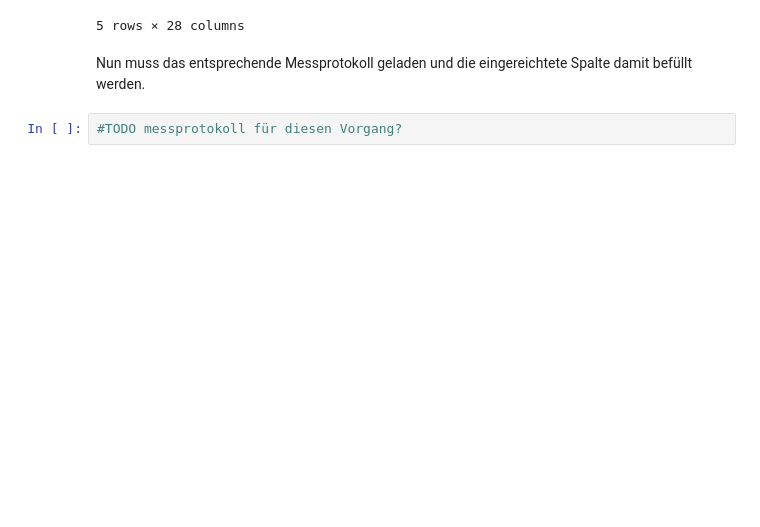
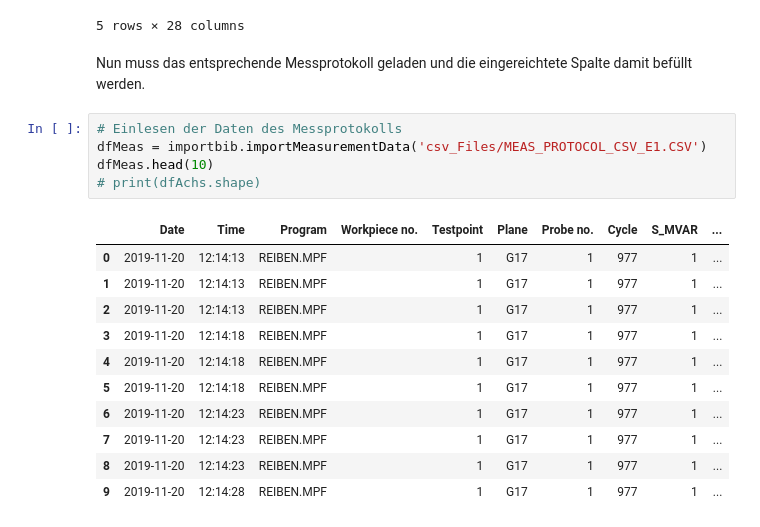
Before and after one commit to Xavubil/master_project_machine_learning, a Jupyter notebook: data_exploration/Datenaufbereitung_Vorgehen.ipynb, the cells around one changed output. Saved outputs shown, nothing was run; the diff lists cells and outputs as text; blank space fills up the shorter version.

```diff
--- a/data_exploration/Datenaufbereitung_Vorgehen.ipynb
+++ b/data_exploration/Datenaufbereitung_Vorgehen.ipynb
@@ -159,5 +159,20 @@ dfData.head()
 5 rows × 28 columns
 # %% [markdown]
 Nun muss das entsprechende Messprotokoll geladen und die eingereichtete Spalte damit befüllt werden.
-# %%
-#TODO messprotokoll für diesen Vorgang?
+# %%
+# Einlesen der Daten des Messprotokolls
+dfMeas = importbib.importMeasurementData('csv_Files/MEAS_PROTOCOL_CSV_E1.CSV')
+dfMeas.head(10)
+# print(dfAchs.shape)
+# %% [output]
+|  | Date | Time | Program | Workpiece no. | Testpoint | Plane | Probe no. | Cycle | S_MVAR | ... |
+| 0 | 2019-11-20 | 12:14:13 | REIBEN.MPF |  | 1 | G17 | 1 | 977 | 1 | ... |
+| 1 | 2019-11-20 | 12:14:13 | REIBEN.MPF |  | 1 | G17 | 1 | 977 | 1 | ... |
+| 2 | 2019-11-20 | 12:14:13 | REIBEN.MPF |  | 1 | G17 | 1 | 977 | 1 | ... |
+| 3 | 2019-11-20 | 12:14:18 | REIBEN.MPF |  | 1 | G17 | 1 | 977 | 1 | ... |
+| 4 | 2019-11-20 | 12:14:18 | REIBEN.MPF |  | 1 | G17 | 1 | 977 | 1 | ... |
+| 5 | 2019-11-20 | 12:14:18 | REIBEN.MPF |  | 1 | G17 | 1 | 977 | 1 | ... |
+| 6 | 2019-11-20 | 12:14:23 | REIBEN.MPF |  | 1 | G17 | 1 | 977 | 1 | ... |
+| 7 | 2019-11-20 | 12:14:23 | REIBEN.MPF |  | 1 | G17 | 1 | 977 | 1 | ... |
+| 8 | 2019-11-20 | 12:14:23 | REIBEN.MPF |  | 1 | G17 | 1 | 977 | 1 | ... |
+| 9 | 2019-11-20 | 12:14:28 | REIBEN.MPF |  | 1 | G17 | 1 | 977 | 1 | ... |
```
Also changed, not shown: parts of 3 cells of this notebook, 1 other file.
